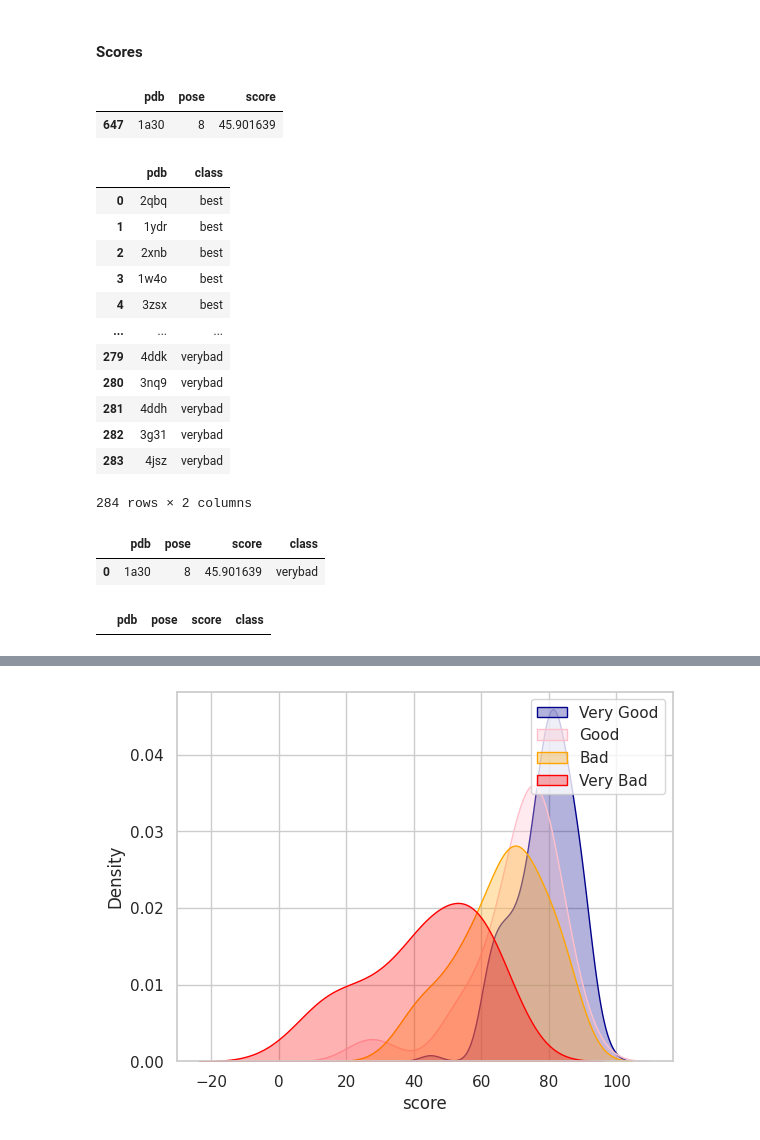
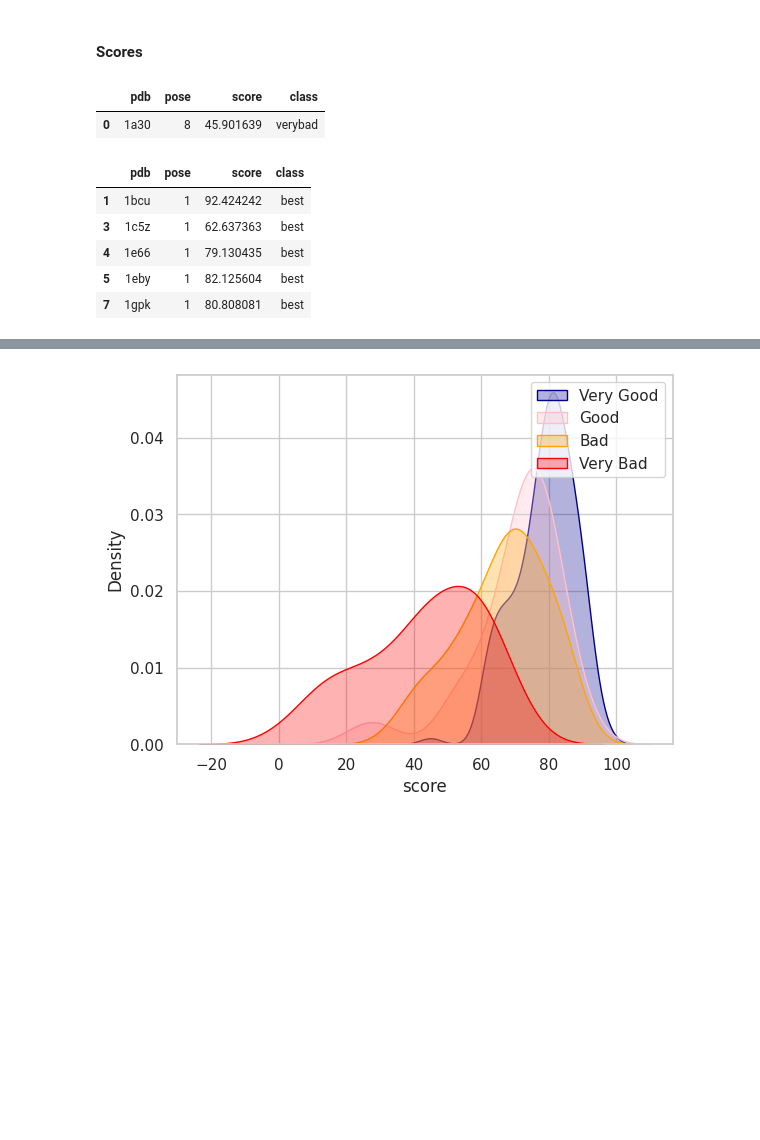
Before and after one commit to glauco-endrigo/BindRanker, a Jupyter notebook: Analytics/analysis_rmsd.ipynb, the cells around one changed output, grey strips where cells are left out. Drawn from its saved outputs; the diff is of its cells as text; code cells hidden in the pictures; blank space fills up the shorter version.

```diff
--- a/Analytics/analysis_rmsd.ipynb
+++ b/Analytics/analysis_rmsd.ipynb
@@ -123,27 +113,6 @@ merged[merged['class']=='verybad']['RMSD'].hist()
 score = pd.read_json("../Datahub/Data/score.json").unstack().reset_index().rename(columns = {"level_0":"pdb","level_1":"pose",0:"score"})
 # %%
 score_best = score.sort_values(["pdb", "score"]).drop_duplicates("pdb", keep = "last")
-# %%
-score_best.head(1)
-# %% [output]
-|  | pdb | pose | score |
-| 647 | 1a30 | 8 | 45.901639 |
-# %%
-lepton
-# %% [output]
-|  | pdb | class |
-| 0 | 2qbq | best |
-| 1 | 1ydr | best |
-| 2 | 2xnb | best |
-| 3 | 1w4o | best |
-| 4 | 3zsx | best |
-| ... | ... | ... |
-| 279 | 4ddk | verybad |
-| 280 | 3nq9 | verybad |
-| 281 | 4ddh | verybad |
-| 282 | 3g31 | verybad |
-| 283 | 4jsz | verybad |
-284 rows × 2 columns
 # %%
 merged = pd.merge(score_best, lepton, on = ['pdb'], how = "inner")
 # %%
@@ -152,6 +121,11 @@ merged[merged['pdb'] == '1a30']
 |  | pdb | pose | score | class |
 | 0 | 1a30 | 8 | 45.901639 | verybad |
 # %%
-merged[merged['class'] == 'verygood']
+merged[merged['class'] == 'best'].head()
 # %% [output]
 |  | pdb | pose | score | class |
+| 1 | 1bcu | 1 | 92.424242 | best |
+| 3 | 1c5z | 1 | 62.637363 | best |
+| 4 | 1e66 | 1 | 79.130435 | best |
+| 5 | 1eby | 1 | 82.125604 | best |
+| 7 | 1gpk | 1 | 80.808081 | best |
```
Also changed, not shown: parts of 5 cells of this notebook, 5 other files.
